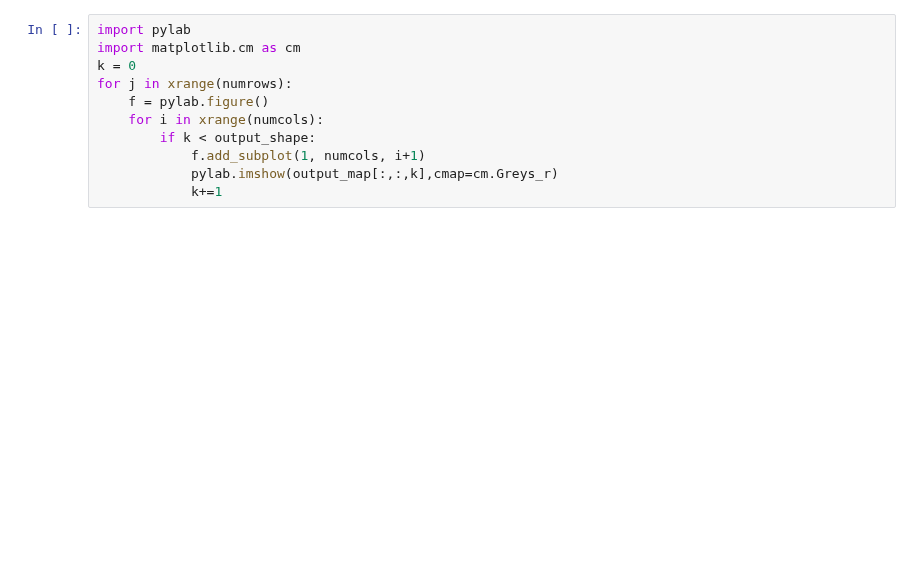
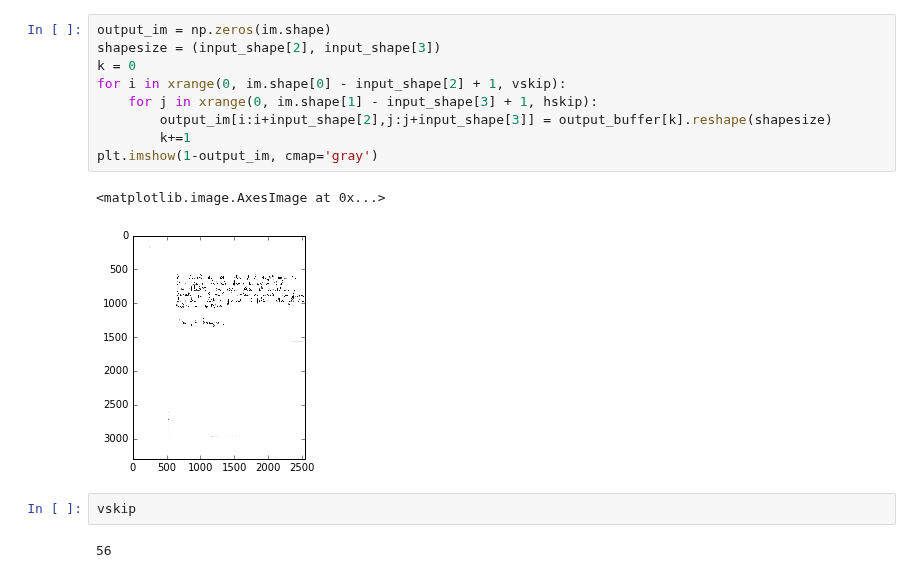
Before and after one commit to Lab41/d-script, a Jupyter notebook: inference2d/denoise-fullim.ipynb, the cells around one changed output. Drawn from its saved outputs; the diff is of its cells as text; blank space fills up the shorter version.

```diff
--- a/inference2d/denoise-fullim.ipynb
+++ b/inference2d/denoise-fullim.ipynb
@@ -91,11 +80,16 @@ for j in xrange(numrows):
-# %%
-import pylab
-import matplotlib.cm as cm
-k = 0
-for j in xrange(numrows):
-    f = pylab.figure()
-    for i in xrange(numcols):
-        if k < output_shape:
-            f.add_subplot(1, numcols, i+1)
-            pylab.imshow(output_map[:,:,k],cmap=cm.Greys_r)
-            k+=1
+# %%
+output_im = np.zeros(im.shape)
+shapesize = (input_shape[2], input_shape[3])
+k = 0
+for i in xrange(0, im.shape[0] - input_shape[2] + 1, vskip):
+    for j in xrange(0, im.shape[1] - input_shape[3] + 1, hskip):
+        output_im[i:i+input_shape[2],j:j+input_shape[3]] = output_buffer[k].reshape(shapesize)
+        k+=1
+plt.imshow(1-output_im, cmap='gray')
+# %% [output]
+<matplotlib.image.AxesImage at 0x...>
+[figure, added]
+# %%
+vskip
+# %% [output]
+56
```
Also changed, not shown: parts of 7 cells of this notebook, 1 other file.
